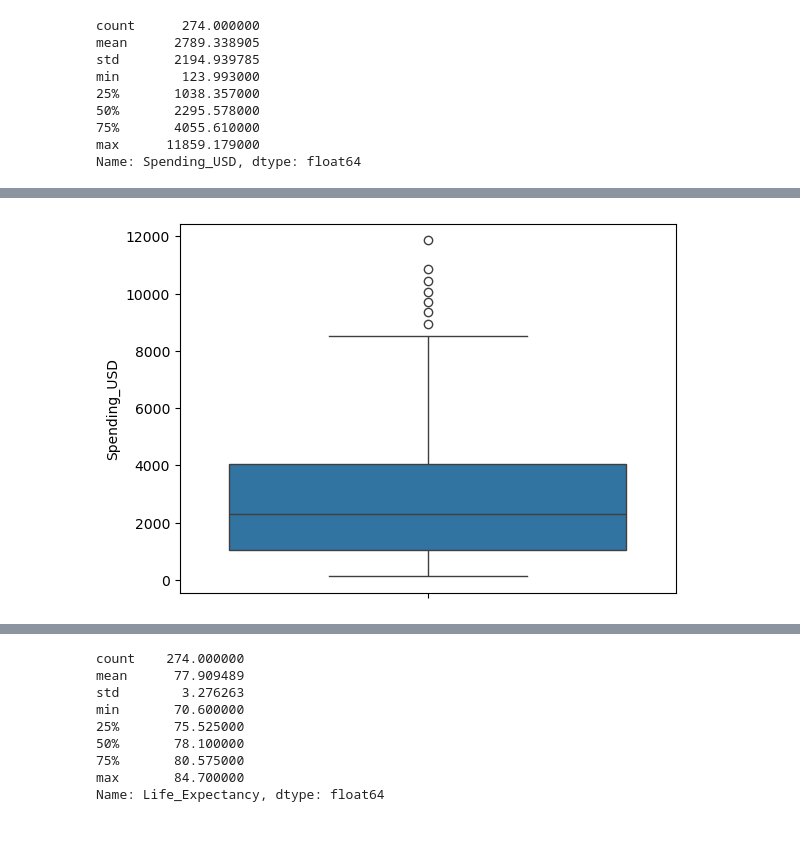
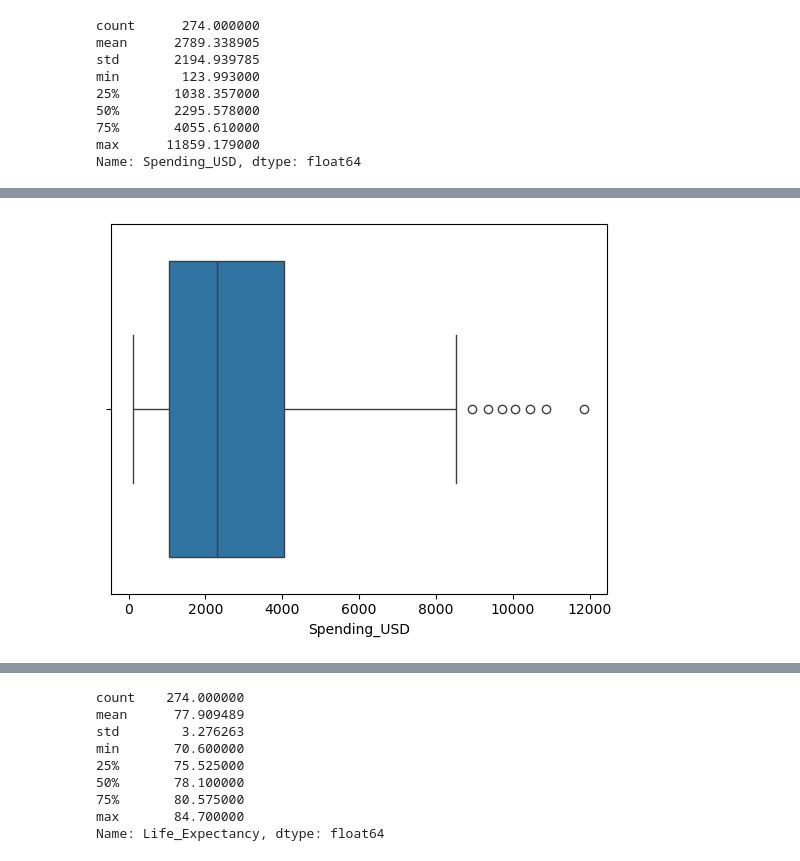
Before and after one commit to MouloudB-24/MP-PRO, a Jupyter notebook: Exercices/health-expectation.ipynb, the cells around one changed output, grey strips where cells are left out. Saved outputs shown, nothing was run; the diff lists cells and outputs as text; code cells hidden in the pictures; blank space fills up the shorter version.

```diff
--- a/Exercices/health-expectation.ipynb
+++ b/Exercices/health-expectation.ipynb
@@ -80,4 +101,4 @@ sns.displot(df['Spending_USD']);
 # %%
-sns.boxplot(df['Spending_USD']);
+sns.boxplot(data=df, x='Spending_USD');
 # %% [output]
-[figure, old version]
+[figure, new version]
```
Also changed, not shown: parts of 23 cells of this notebook.
